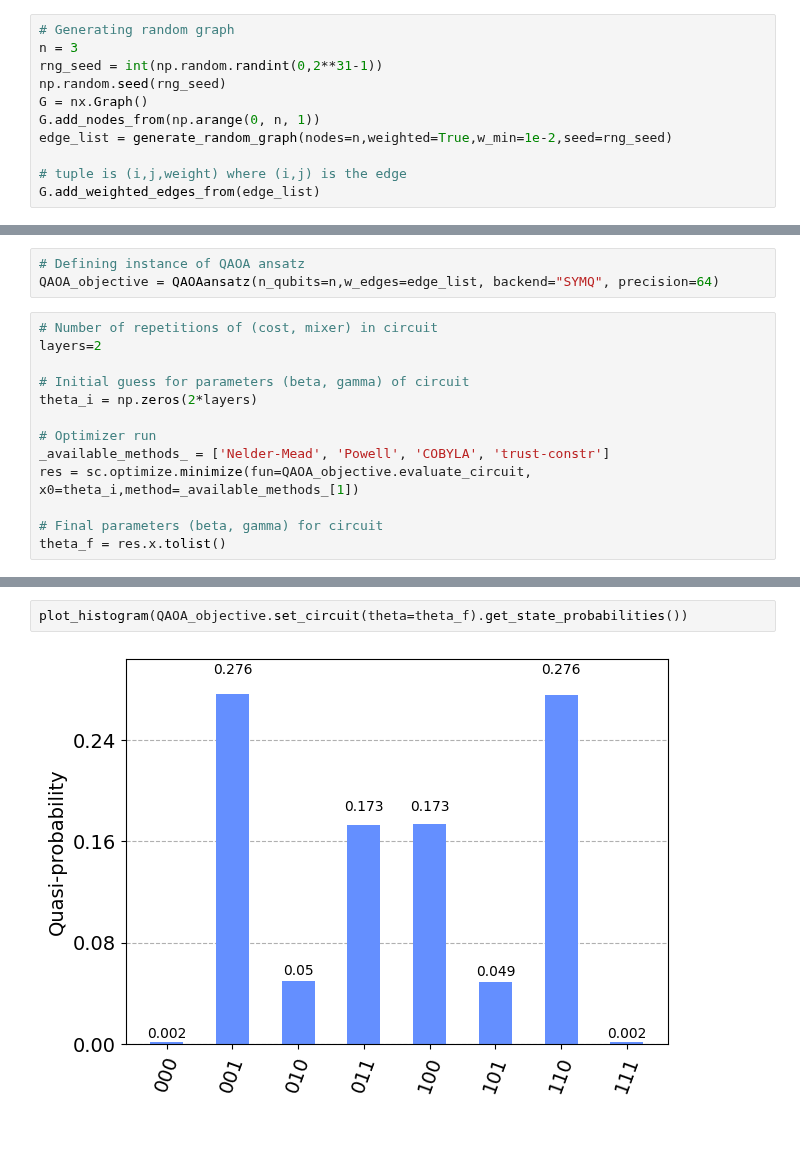
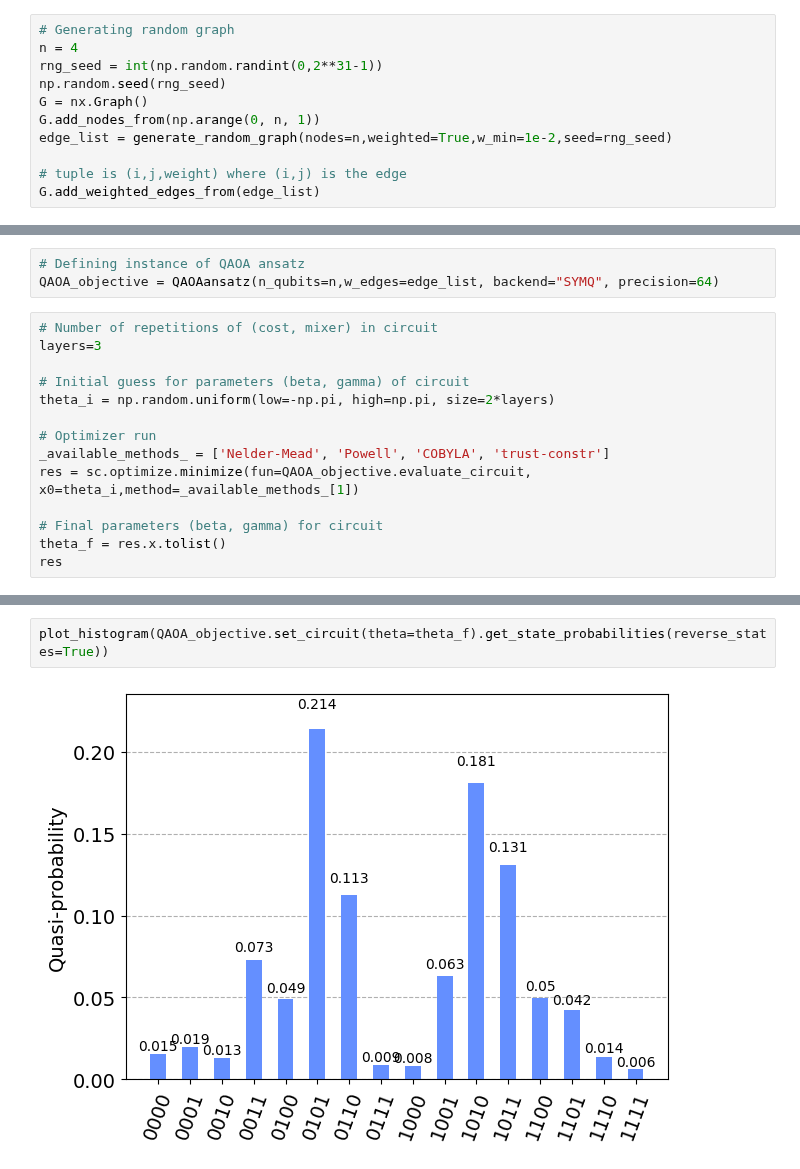
Before and after one commit to seba2390/SYMQcircuit, a Jupyter notebook: QAOA/main.ipynb, the cells around one changed output, grey strips where cells are left out. Saved outputs shown, nothing was run; the diff lists cells and outputs as text; blank space fills up the shorter version.

```diff
--- a/QAOA/main.ipynb
+++ b/QAOA/main.ipynb
@@ -6,7 +6,7 @@ import scipy as sc
 from qiskit.visualization import plot_histogram
 # %%
 # Generating random graph
-n = 3
+n = 4
 rng_seed = int(np.random.randint(0,2**31-1))
 np.random.seed(rng_seed)
 G = nx.Graph()
@@ -30,10 +30,10 @@ Best solution = [1 0 0] cost = -1.373
 QAOA_objective = QAOAansatz(n_qubits=n,w_edges=edge_list, backend="SYMQ", precision=64)
 # %%
 # Number of repetitions of (cost, mixer) in circuit
-layers=2
+layers=3
 
 # Initial guess for parameters (beta, gamma) of circuit
-theta_i = np.zeros(2*layers)
+theta_i = np.random.uniform(low=-np.pi, high=np.pi, size=2*layers)
 
 # Optimizer run
 _available_methods_ = ['Nelder-Mead', 'Powell', 'COBYLA', 'trust-constr']
@@ -41,3 +41,4 @@ res = sc.optimize.minimize(fun=QAOA_objective.evaluate_circuit, x0=theta_i,metho
 
 # Final parameters (beta, gamma) for circuit
 theta_f = res.x.tolist()
+res
@@ -44,4 +59,4 @@ theta_f = res.x.tolist()
 # %%
-plot_histogram(QAOA_objective.set_circuit(theta=theta_f).get_state_probabilities())
+plot_histogram(QAOA_objective.set_circuit(theta=theta_f).get_state_probabilities(reverse_states=True))
 # %% [output]
-[figure, old version]
+[figure, new version]
```
Also changed, not shown: parts of 2 cells of this notebook, 3 other files.
